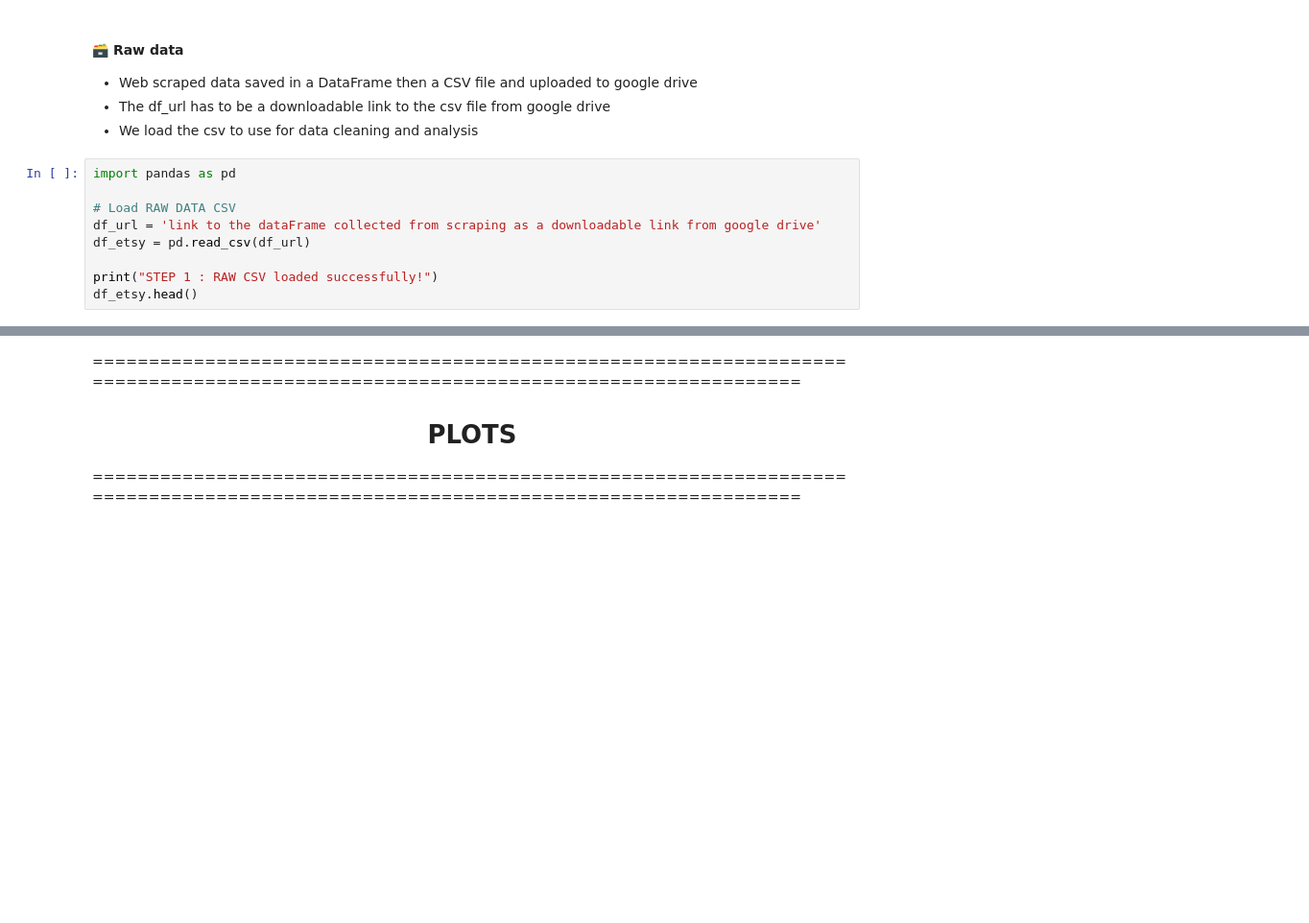
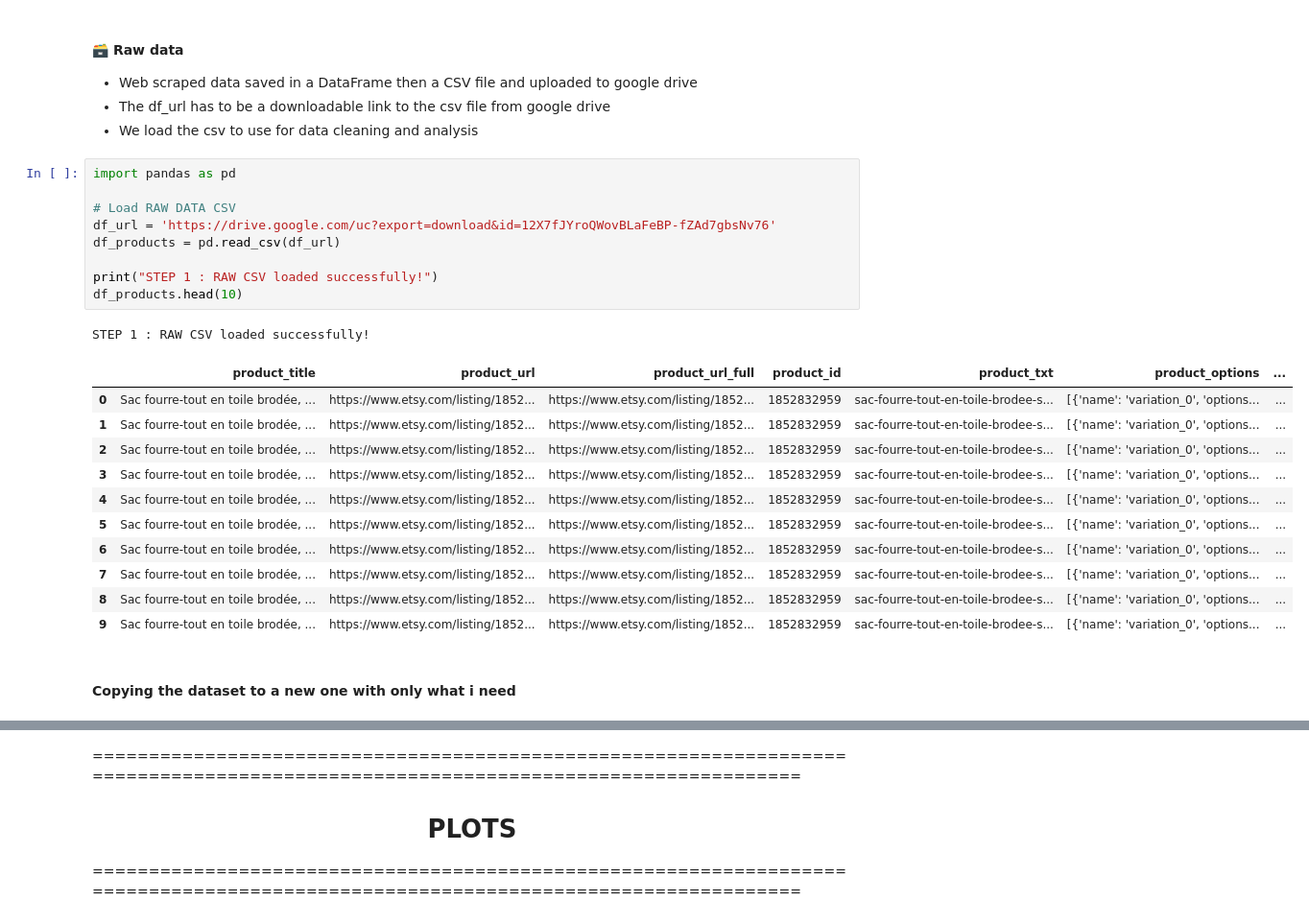
Before and after one commit to sabinagio-teaching/project_03-Etsy-POD-Trends, a Jupyter notebook: notebooks/SAMIA.ipynb, the cells around one changed output, grey strips where cells are left out. Shown: that part at 96% size. Drawn from its saved outputs; the diff is of its cells as text; blank space fills up the shorter version.

```diff
--- a/notebooks/SAMIA.ipynb
+++ b/notebooks/SAMIA.ipynb
@@ -3501,9 +5157,24 @@ Scraping finished! Saved to CSV.
 # %%
 import pandas as pd
 
 # Load RAW DATA CSV
-df_url = 'link to the dataFrame collected from scraping as a downloadable link from google drive'
-df_etsy = pd.read_csv(df_url)
+df_url = 'https://drive.google.com/uc?export=download&id=12X7fJYroQWovBLaFeBP-fZAd7gbsNv76'
+df_products = pd.read_csv(df_url)
 
 print("STEP 1 : RAW CSV loaded successfully!")
-df_etsy.head()
+df_products.head(10)
+# %% [output]
+STEP 1 : RAW CSV loaded successfully!
+|  | product_title | product_url | product_url_full | product_id | product_txt | product_options | ... |
+| 0 | Sac fourre-tout en toile brodée, ... | https://www.etsy.com/listing/1852... | https://www.etsy.com/listing/1852... | 1852832959 | sac-fourre-tout-en-toile-brodee-s... | [{'name': 'variation_0', 'options... | ... |
+| 1 | Sac fourre-tout en toile brodée, ... | https://www.etsy.com/listing/1852... | https://www.etsy.com/listing/1852... | 1852832959 | sac-fourre-tout-en-toile-brodee-s... | [{'name': 'variation_0', 'options... | ... |
+| 2 | Sac fourre-tout en toile brodée, ... | https://www.etsy.com/listing/1852... | https://www.etsy.com/listing/1852... | 1852832959 | sac-fourre-tout-en-toile-brodee-s... | [{'name': 'variation_0', 'options... | ... |
+| 3 | Sac fourre-tout en toile brodée, ... | https://www.etsy.com/listing/1852... | https://www.etsy.com/listing/1852... | 1852832959 | sac-fourre-tout-en-toile-brodee-s... | [{'name': 'variation_0', 'options... | ... |
+| 4 | Sac fourre-tout en toile brodée, ... | https://www.etsy.com/listing/1852... | https://www.etsy.com/listing/1852... | 1852832959 | sac-fourre-tout-en-toile-brodee-s... | [{'name': 'variation_0', 'options... | ... |
+| 5 | Sac fourre-tout en toile brodée, ... | https://www.etsy.com/listing/1852... | https://www.etsy.com/listing/1852... | 1852832959 | sac-fourre-tout-en-toile-brodee-s... | [{'name': 'variation_0', 'options... | ... |
+| 6 | Sac fourre-tout en toile brodée, ... | https://www.etsy.com/listing/1852... | https://www.etsy.com/listing/1852... | 1852832959 | sac-fourre-tout-en-toile-brodee-s... | [{'name': 'variation_0', 'options... | ... |
+| 7 | Sac fourre-tout en toile brodée, ... | https://www.etsy.com/listing/1852... | https://www.etsy.com/listing/1852... | 1852832959 | sac-fourre-tout-en-toile-brodee-s... | [{'name': 'variation_0', 'options... | ... |
+| 8 | Sac fourre-tout en toile brodée, ... | https://www.etsy.com/listing/1852... | https://www.etsy.com/listing/1852... | 1852832959 | sac-fourre-tout-en-toile-brodee-s... | [{'name': 'variation_0', 'options... | ... |
+| 9 | Sac fourre-tout en toile brodée, ... | https://www.etsy.com/listing/1852... | https://www.etsy.com/listing/1852... | 1852832959 | sac-fourre-tout-en-toile-brodee-s... | [{'name': 'variation_0', 'options... | ... |
+# %% [markdown]
+#### Copying the dataset to a new one with only what i need
```
Also changed, not shown: parts of 22 cells of this notebook, 3 other files.
